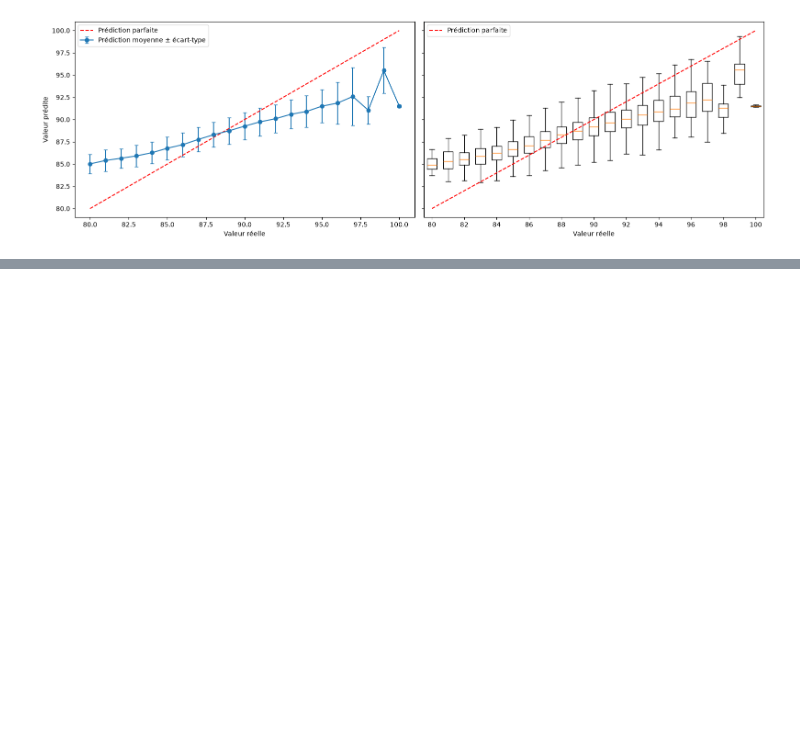
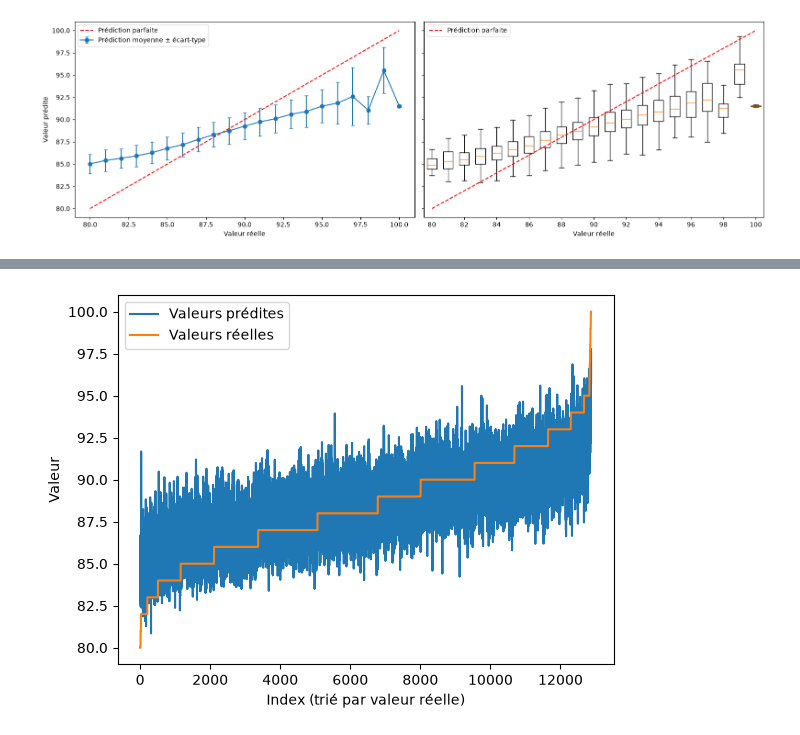
Before and after one commit to Alexso1010/Wine-Cloud, a Jupyter notebook: vin.ipynb, the cells around one changed output, grey strips where cells are left out. Cells and saved outputs as stored; diff of their text form; code cells hidden in the pictures; blank space fills up the shorter version.

```diff
--- a/vin.ipynb
+++ b/vin.ipynb
@@ -736,0 +773,7 @@ plot_predictions_vs_true(Ytest, y_pred_sgd)
+# %%
+df = pd.read_csv("data/wine_cleaned_with_desc.csv")
+mots_kept = df.columns[6:]
+X_int = np.concatenate([df.values[:,0].reshape(-1,1), df.values[:,3:6]], axis=1)
+X_prix=df.values[:,2].reshape(-1,1)
+X_desc=df.values[:,6:]
+Y=df.values[:,1].reshape(-1,1)
@@ -736,0 +898,13 @@ plot_predictions_vs_true(Ytest, y_pred_sgd)
+# %%
+linked = np.column_stack([np.ravel(Ytest), np.ravel(y_pred)])
+linked = linked[linked[:, 0].argsort()]   # sort rows by the true value
+
+plt.plot(linked[:, 1], label="Valeurs prédites")
+plt.plot(linked[:, 0], label="Valeurs réelles")
+
+plt.xlabel("Index (trié par valeur réelle)")
+plt.ylabel("Valeur")
+plt.legend()
+plt.show()
+# %% [output]
+[figure, added]
```
Also changed, not shown: parts of 10 cells of this notebook.
